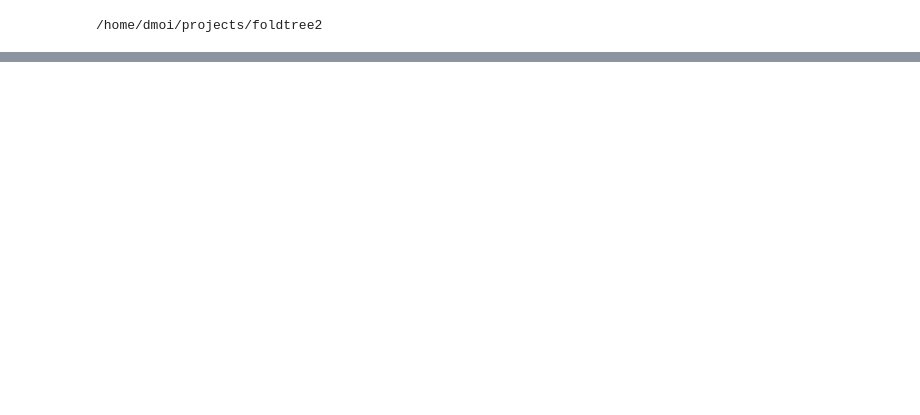
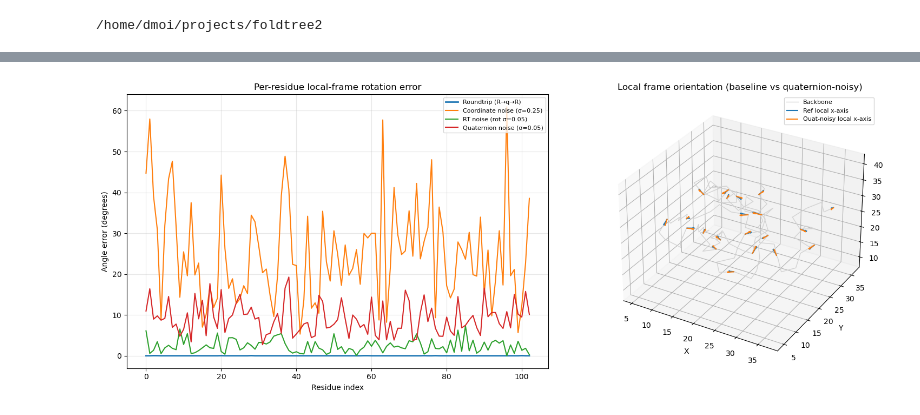
Before and after one commit to DessimozLab/foldtree2, a Jupyter notebook: foldtree2/notebooks/experiments/test_fapeloss.ipynb, the cells around one changed output, grey strips where cells are left out. Saved outputs shown, nothing was run; the diff lists cells and outputs as text; code cells hidden in the pictures; blank space fills up the shorter version.

```diff
--- a/foldtree2/notebooks/experiments/test_fapeloss.ipynb
+++ b/foldtree2/notebooks/experiments/test_fapeloss.ipynb
@@ -1180,0 +137,17 @@ plt.show()
+# %%
+# Configuration (aligned with test_representation_conversions.py defaults)
+pdb_path = "foldtree2/config/1eei.pdb"
+seed = 0
+coord_noise = 0.25
+rot_noise_rad = 0.05
+trans_noise = 0.10
+quat_noise = 0.05
+device = torch.device("cpu")
+
+torch.manual_seed(seed)
+
+backbone = load_backbone_coords(pdb_path, device=device)
+rotations, translations, quats = compute_rtq(backbone)
+
+print(f"Loaded {backbone.shape[0]} residues from {pdb_path}")
+print(f"Backbone tensor shape (N residues, N/CA/C, xyz): {tuple(backbone.shape)}")
@@ -1180,0 +333,64 @@ plt.show()
+# %%
+# Orientation-focused visualization (shows quaternion noise effect explicitly)
+
+def rotation_angle_deg(R_ref: torch.Tensor, R_other: torch.Tensor) -> torch.Tensor:
+    """Per-residue angular difference between two rotation matrices in degrees."""
+    r_rel = torch.matmul(R_ref.transpose(-1, -2), R_other)
+    tr = r_rel[..., 0, 0] + r_rel[..., 1, 1] + r_rel[..., 2, 2]
+    cos_theta = torch.clamp((tr - 1.0) * 0.5, -1.0, 1.0)
+    return torch.rad2deg(torch.acos(cos_theta))
+
+
+ang_roundtrip = rotation_angle_deg(rotations, rotations_from_quat)
+ang_coord = rotation_angle_deg(rotations, coord_rotations)
+ang_rt = rotation_angle_deg(rotations, rt_noisy_rotations)
+ang_quat = rotation_angle_deg(rotations, quat_noisy_rotations)
+
+fig = plt.figure(figsize=(16, 6))
+
+# Left panel: per-residue rotation error curves
+ax1 = fig.add_subplot(1, 2, 1)
+ax1.plot(ang_roundtrip.cpu().numpy(), label="Roundtrip (R→q→R)", linewidth=2)
+ax1.plot(ang_coord.cpu().numpy(), label=f"Coordinate noise (σ={coord_noise})", linewidth=1.5)
+ax1.plot(ang_rt.cpu().numpy(), label=f"RT noise (rot σ={rot_noise_rad})", linewidth=1.5)
+ax1.plot(ang_quat.cpu().numpy(), label=f"Quaternion noise (σ={quat_noise})", linewidth=1.5)
+ax1.set_title("Per-residue local-frame rotation error")
+ax1.set_xlabel("Residue index")
+ax1.set_ylabel("Angle error (degrees)")
+ax1.grid(alpha=0.3)
+ax1.legend(fontsize=8)
+
+# Right panel: local x-axis quiver overlay (baseline vs quaternion-noisy)
+ax2 = fig.add_subplot(1, 2, 2, projection="3d")
+stride = max(1, len(backbone_ca) // 20)
+idx = torch.arange(0, len(backbone_ca), stride, device=backbone_ca.device)
+
+pos = backbone_ca[idx]
+x_ref = rotations[idx, :, 0]
+x_quat = quat_noisy_rotations[idx, :, 0]
+
+pos_np = pos.detach().cpu().numpy()
+x_ref_np = x_ref.detach().cpu().numpy()
+x_quat_np = x_quat.detach().cpu().numpy()
+
+ax2.plot(backbone_ca[:, 0].cpu().numpy(), backbone_ca[:, 1].cpu().numpy(), backbone_ca[:, 2].cpu().numpy(), color="lightgray", linewidth=1, label="Backbone")
+ax2.quiver(pos_np[:, 0], pos_np[:, 1], pos_np[:, 2], x_ref_np[:, 0], x_ref_np[:, 1], x_ref_np[:, 2], length=2.0, normalize=True, color="tab:blue", label="Ref local x-axis")
+ax2.quiver(pos_np[:, 0], pos_np[:, 1], pos_np[:, 2], x_quat_np[:, 0], x_quat_np[:, 1], x_quat_np[:, 2], length=2.0, normalize=True, color="tab:orange", label="Quat-noisy local x-axis")
+
+ax2.set_title("Local frame orientation (baseline vs quaternion-noisy)")
+ax2.set_xlabel("X")
+ax2.set_ylabel("Y")
+ax2.set_zlabel("Z")
+_set_equal_axes(ax2, [backbone_ca])
+ax2.legend(fontsize=8, loc="upper right")
+
+plt.tight_layout()
+plt.show()
+
+print("Mean rotation error (deg):")
+print(f"  Roundtrip:         {ang_roundtrip.mean().item():.6f}")
+print(f"  Coordinate noise:  {ang_coord.mean().item():.6f}")
+print(f"  RT noise:          {ang_rt.mean().item():.6f}")
+print(f"  Quaternion noise:  {ang_quat.mean().item():.6f}")
+# %% [output]
+[figure, added]
```
Also changed, not shown: parts of 32 cells of this notebook, 15 other files.
